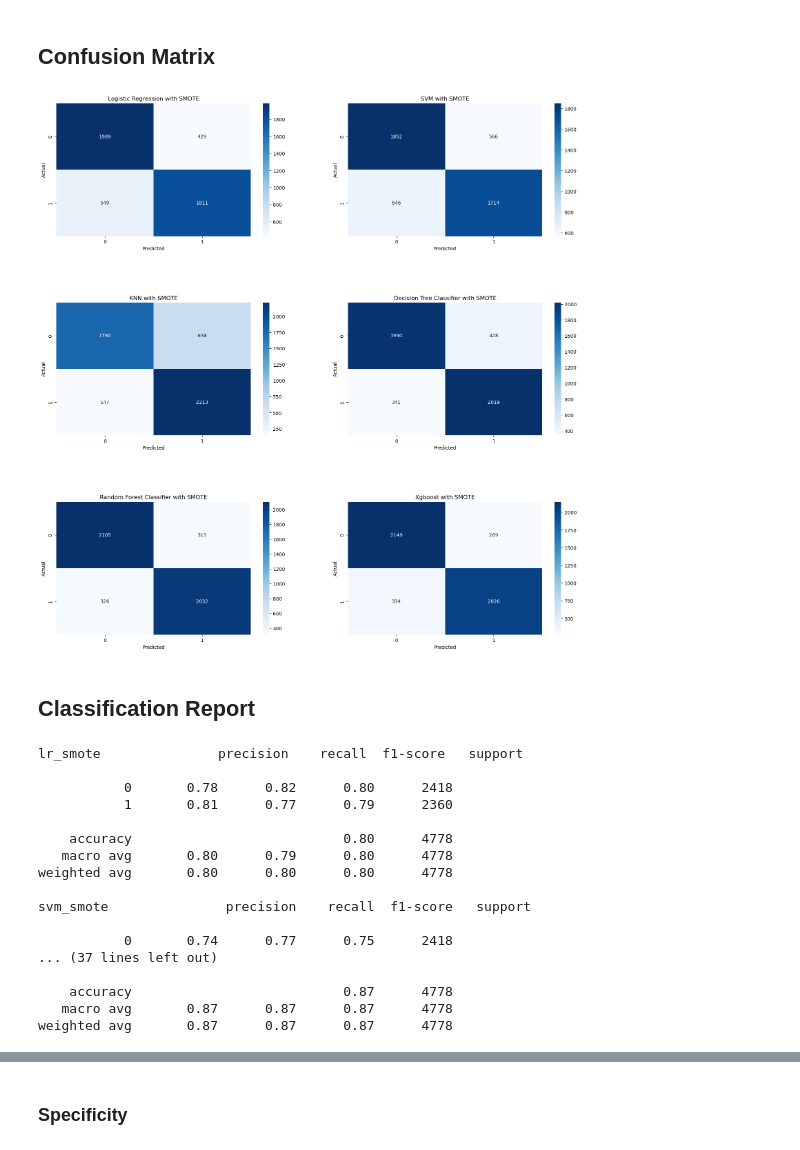
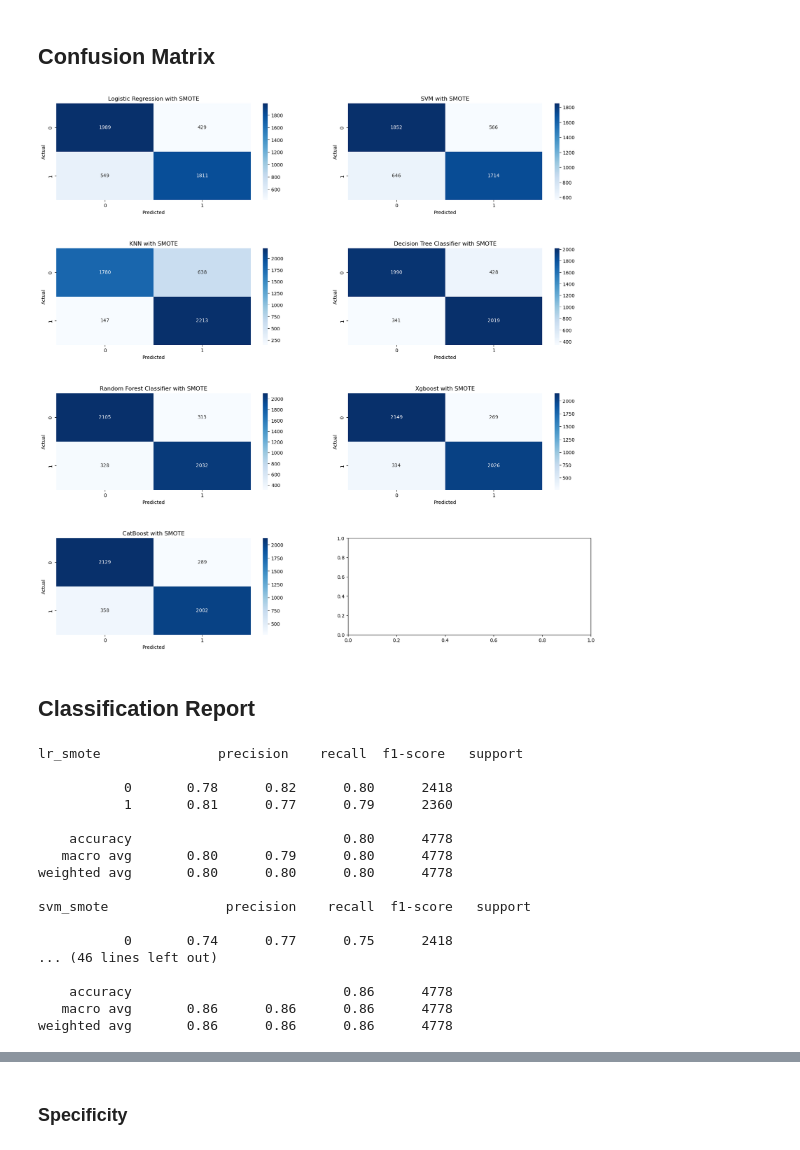
Before and after one commit to fitrijamsari/Data-Science-Projects, a Jupyter notebook: 04_Customer Churn Prediction/customer-churn-prediction_v2.ipynb, the cells around one changed output, grey strips where cells are left out. Drawn from its saved outputs; the diff is of its cells as text; code cells hidden in the pictures.

```diff
--- a/04_Customer Churn Prediction/customer-churn-prediction_v2.ipynb
+++ b/04_Customer Churn Prediction/customer-churn-prediction_v2.ipynb
@@ -1575,0 +1718,14 @@ Test Accuracy: 0.8737965676015069
+# %%
+# Initialize CatBoost classifier
+catboost_smote = CatBoostClassifier(iterations=100, depth=6, learning_rate=0.1, loss_function='Logloss')
+# %%
+#Fitting the Xgboost to the training data
+catboost_smote.fit(X_train_smote, y_train_smote)
+
+# Calculating training accuracy
+train_accuracy = catboost_smote.score(X_train_smote, y_train_smote)
+print("Training Accuracy:", train_accuracy)
+
+# Calculate test accuracy
+catboost_pred_smote = catboost_smote.predict(X_test_smote)
+print("Test Accuracy:", accuracy_score(y_test_smote, catboost_pred_smote))
@@ -1590,38 +1781,43 @@ from sklearn.metrics import accuracy_score, mean_absolute_error, log_loss, f1_sc
 # %% [markdown]
 ## Confusion Matrix
 # %%
-fig, ax = plt.subplots(3,2,figsize=(20,20))
+fig, ax = plt.subplots(4,2,figsize=(20,20))
 fig.subplots_adjust(hspace=0.5)
 
 sns.heatmap(confusion_matrix(y_test_smote, lr_pred_smote), annot=True, cmap='Blues', fmt='g', ax=ax[0,0]).set(title='Logistic Regression with SMOTE')
 sns.heatmap(confusion_matrix(y_test_smote, svm_pred_smote), annot=True, cmap='Blues', fmt='g', ax=ax[0,1]).set(title='SVM with SMOTE')
 sns.heatmap(confusion_matrix(y_test_smote, knn_pred_smote), annot=True, cmap='Blues', fmt='g', ax=ax[1,0]).set(title='KNN with SMOTE')
 sns.heatmap(confusion_matrix(y_test_smote, dtree_pred_smote), annot=True, cmap='Blues', fmt='g', ax=ax[1,1]).set(title='Decision Tree Classifier with SMOTE')
 sns.heatmap(confusion_matrix(y_test_smote, rfc_pred_smote), annot=True, cmap='Blues', fmt='g', ax=ax[2,0]).set(title='Random Forest Classifier with SMOTE')
 sns.heatmap(confusion_matrix(y_test_smote, xgb_pred_smote), annot=True, cmap='Blues', fmt='g', ax=ax[2,1]).set(title='Xgboost with SMOTE')
+sns.heatmap(confusion_matrix(y_test_smote, catboost_pred_smote), annot=True, cmap='Blues', fmt='g', ax=ax[3,0]).set(title='CatBoost with SMOTE')
+
 
 # Set X-axis and Y-axis labels
 ax[0, 0].set_xlabel('Predicted')
 ax[0, 0].set_ylabel('Actual')
 
 ax[0, 1].set_xlabel('Predicted')
 ax[0, 1].set_ylabel('Actual')
 
 ax[1, 0].set_xlabel('Predicted')
 ax[1, 0].set_ylabel('Actual')
 
 ax[1, 1].set_xlabel('Predicted')
 ax[1, 1].set_ylabel('Actual')
 
 ax[2, 0].set_xlabel('Predicted')
 ax[2, 0].set_ylabel('Actual')
 
 ax[2, 1].set_xlabel('Predicted')
 ax[2, 1].set_ylabel('Actual')
 
+ax[3, 0].set_xlabel('Predicted')
+ax[3, 0].set_ylabel('Actual')
+
 plt.show()
 # %% [output]
-[figure, old version]
+[figure, new version]
 # %% [markdown]
 ## Classification Report
 # %%
@@ -1631,6 +1827,7 @@ print("knn_smote", classification_report(y_test_smote,knn_pred_smote))
 print("dtree_smote", classification_report(y_test_smote,dtree_pred_smote))
 print("rfc_smote", classification_report(y_test_smote,rfc_pred_smote))
 print("xgb_smote", classification_report(y_test_smote,xgb_pred_smote))
+print("catboost_smote", classification_report(y_test_smote,catboost_pred_smote))
 # %% [output]
 lr_smote               precision    recall  f1-score   support
 
@@ -1644,8 +1841,8 @@ weighted avg       0.80      0.80      0.80      4778
 svm_smote               precision    recall  f1-score   support
 
            0       0.74      0.77      0.75      2418
-... (37 lines left out)
+... (46 lines left out)
 
-    accuracy                           0.87      4778
-   macro avg       0.87      0.87      0.87      4778
-weighted avg       0.87      0.87      0.87      4778
+    accuracy                           0.86      4778
+   macro avg       0.86      0.86      0.86      4778
+weighted avg       0.86      0.86      0.86      4778
```
Also changed, not shown: parts of 69 cells of this notebook, 5 other files.
